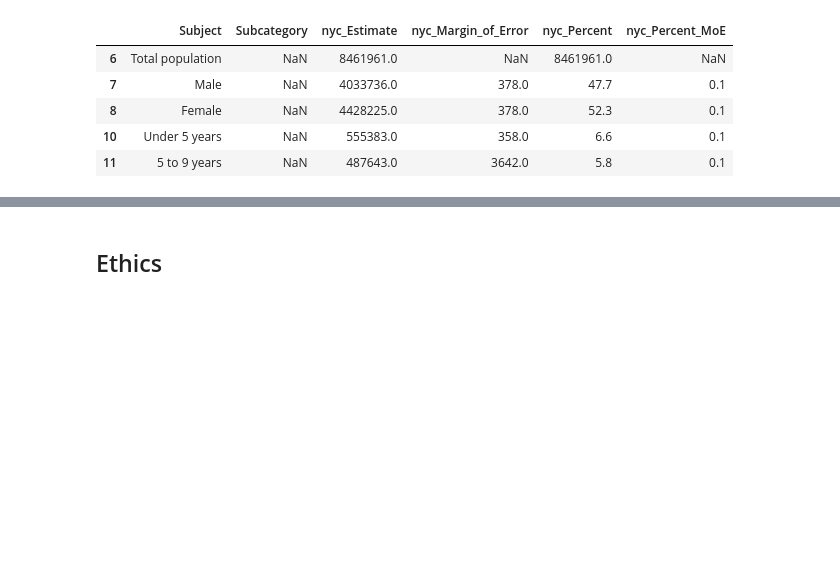
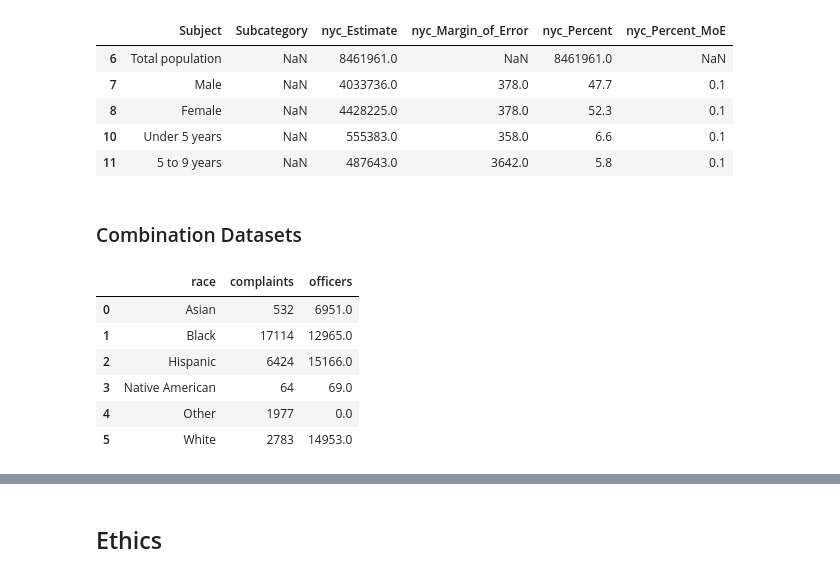
Before and after one commit to COGS108/Group017_WI26, a Jupyter notebook: 01-DataCheckpoint.ipynb, the cells around one changed output, grey strips where cells are left out. Saved outputs shown, nothing was run; the diff lists cells and outputs as text; code cells hidden in the pictures; blank space fills up the shorter version.

```diff
--- a/01-DataCheckpoint.ipynb
+++ b/01-DataCheckpoint.ipynb
@@ -301,8 +270,8 @@ The important variables we care about are Race, Rank, and YearsOnJob which all d
 The purpose of this dataset is to establish expected proportions for officer complaint analysis. This will look to find if there is disproportionate representative of complaints in regards to NYPD proportions. The problems with this dataset is some appdate is hidden visually but this can be solved using pandas. The dataset also holds to NYPD classification of race groups making them rigid and won't represent an officer's identity with 100% accuracy. This dataset only includes active officers which doesn't line up with some of our other datasets.
 # %%
 ## YOUR CODE TO LOAD/CLEAN/TIDY/WRANGLE THE DATA GOES HERE
-df = pd.read_csv('data/00-raw/NYPD_Personnel_Demographics.csv')
-df
+officer_df = pd.read_csv('data/00-raw/NYPD_Personnel_Demographics.csv')
+officer_df
 # %% [output]
 |  | Gender | Race | MOS_Type | ranklit | sex | appdate | YearsOnJob | YearsOnJob (bins) |
 | 0 | Male | Hispanic | Uniform | Police Officer | Male | 02/28/1994 | 31 | 30 |
@@ -348,17 +317,17 @@ if 'YearsOnJob' in df.columns:
 invalid entries: 0
 # %%
 # Data Cleaning (none detected)
-df.drop(columns = 'appdate')
-df.columns = df.columns.str.strip().str.lower().str.replace(' ', '_')
+officer_df.drop(columns = 'appdate')
+officer_df.columns = officer_df.columns.str.strip().str.lower().str.replace(' ', '_')
 
-df = df.dropna(how='all')
+officer_df = officer_df.dropna(how='all')
 
-cat_cols = df.select_dtypes(include='object').columns
-df[cat_cols] = df[cat_cols].fillna('Unknown')
+cat_cols = officer_df.select_dtypes(include='object').columns
+officer_df[cat_cols] = officer_df[cat_cols].fillna('Unknown')
 
-for col in df.select_dtypes(include='number').columns:
-    df[col] = pd.to_numeric(df[col], errors='coerce')
-print("Cleaned shape:", df.shape)
+for col in officer_df.select_dtypes(include='number').columns:
+    officer_df[col] = pd.to_numeric(officer_df[col], errors='coerce')
+print("Cleaned shape:", officer_df.shape)
 # %% [output]
 Cleaned shape: (50104, 8)
 # %%
@@ -609,0 +579,28 @@ df_clean.to_csv("data/02-processed/NYC_Population_Demographics.csv", index=False
+# %% [markdown]
+### Combination Datasets
+# %%
+race_map = {
+    "American Indian": "Native American",
+    "Other Race": "Other",
+    "Unknown": "Other",
+    "Refused": "Other"
+}
+
+ccrb['ethnicity'] = ccrb['complainant_ethnicity'].replace(race_map)
+
+complaints = ccrb['ethnicity'].value_counts().reset_index()
+complaints.columns = ['race', 'complaints']
+
+officers = officer_df['race'].value_counts().reset_index()
+officers.columns = ['race', 'officers']
+
+nypd_and_complaints = complaints.merge(officers, on='race', how='outer').fillna(0)
+nypd_and_complaints
+# %% [output]
+|  | race | complaints | officers |
+| 0 | Asian | 532 | 6951.0 |
+| 1 | Black | 17114 | 12965.0 |
+| 2 | Hispanic | 6424 | 15166.0 |
+| 3 | Native American | 64 | 69.0 |
+| 4 | Other | 1977 | 0.0 |
+| 5 | White | 2783 | 14953.0 |
```
Also changed, not shown: parts of 10 cells of this notebook.
